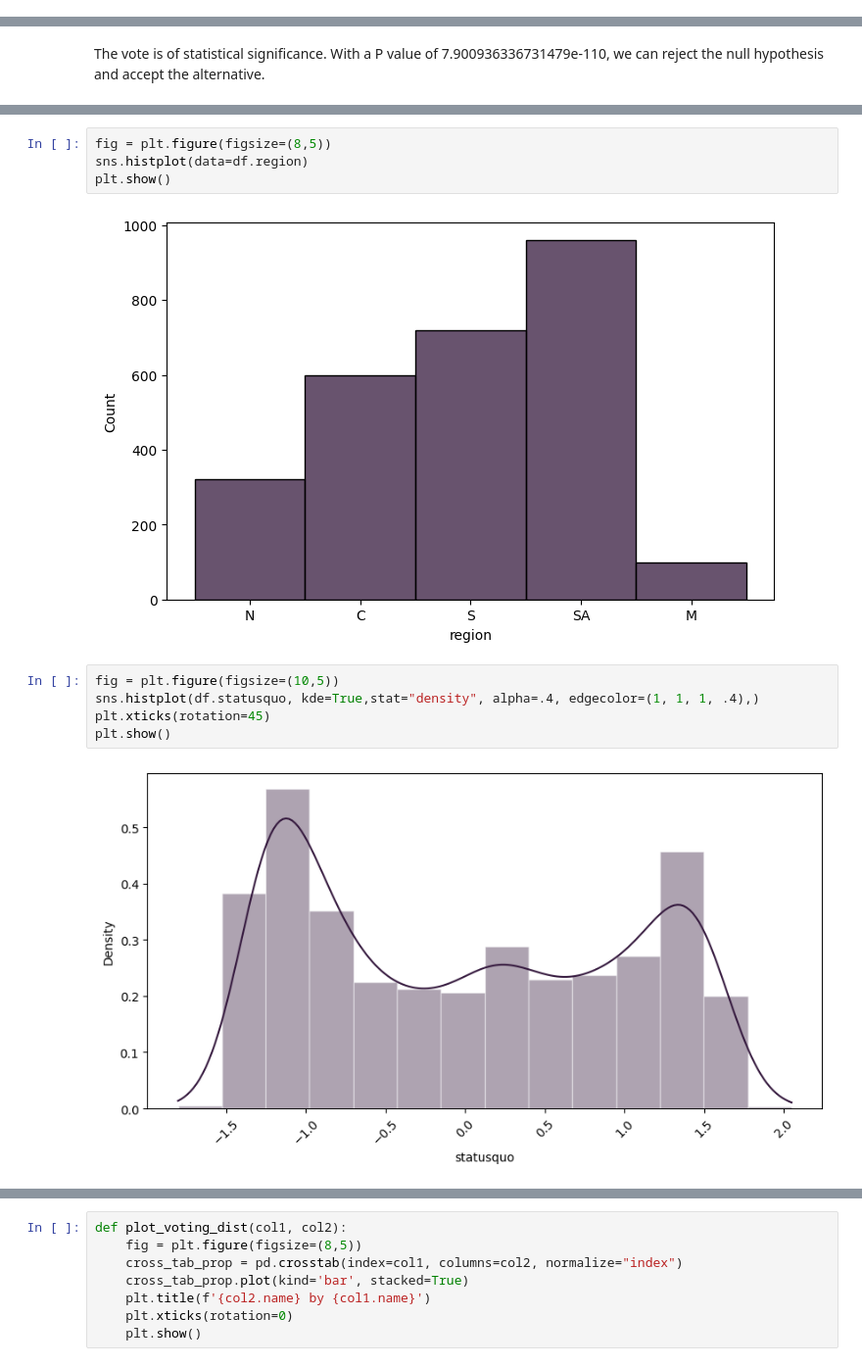
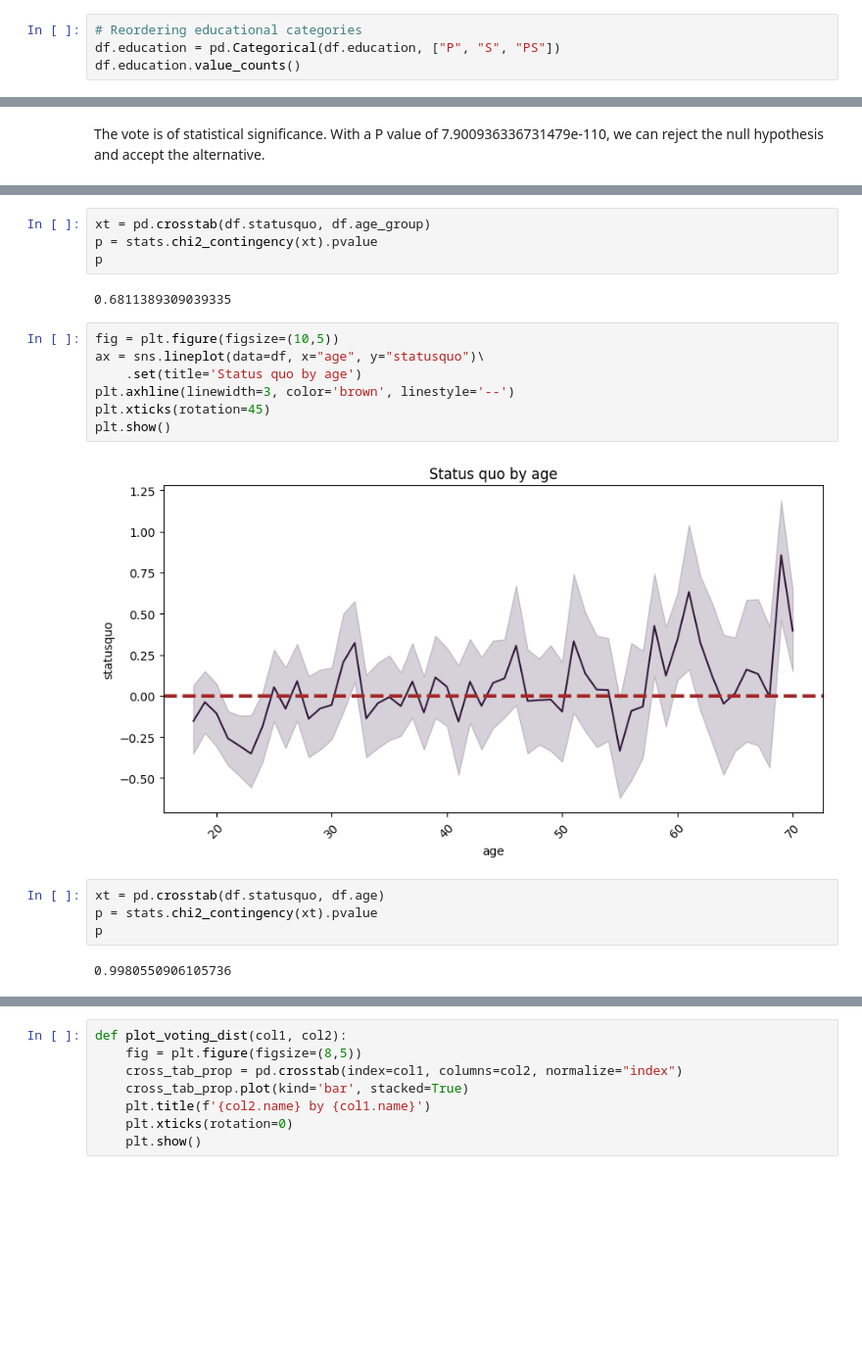
Before and after one commit to KasperLindm/Chile, a Jupyter notebook: chile_notebook.ipynb, the cells around one changed output, grey strips where cells are left out. Shown at 98% size. Saved outputs shown, nothing was run; the diff lists cells and outputs as text; blank space fills up the shorter version.

```diff
--- a/chile_notebook.ipynb
+++ b/chile_notebook.ipynb
@@ -50,3 +60,7 @@ df.head()
 | 2 | N | 175000 | F | 38.0 | P | 15000.0 | 1.23072 | Y |
 | 3 | N | 175000 | F | 49.0 | P | 35000.0 | -1.03163 | N |
 | 4 | N | 175000 | F | 23.0 | S | 35000.0 | -1.10496 | N |
+# %%
+# Reordering educational categories
+df.education = pd.Categorical(df.education, ["P", "S", "PS"])
+df.education.value_counts()
@@ -135,14 +380,22 @@ plt.show()
-# %%
-fig = plt.figure(figsize=(8,5))
-sns.histplot(data=df.region)
-plt.show()
-# %% [output]
-[figure, removed]
+# %%
+xt = pd.crosstab(df.statusquo, df.age_group)
+p = stats.chi2_contingency(xt).pvalue
+p
+# %% [output]
+0.6811389309039335
 # %%
 fig = plt.figure(figsize=(10,5))
-sns.histplot(df.statusquo, kde=True,stat="density", alpha=.4, edgecolor=(1, 1, 1, .4),)
+ax = sns.lineplot(data=df, x="age", y="statusquo")\
+    .set(title='Status quo by age')
+plt.axhline(linewidth=3, color='brown', linestyle='--')
 plt.xticks(rotation=45)
 plt.show()
 # %% [output]
-[figure, old version]
+[figure, new version]
+# %%
+xt = pd.crosstab(df.statusquo, df.age)
+p = stats.chi2_contingency(xt).pvalue
+p
+# %% [output]
+0.9980550906105736
 # %% [markdown]
```
Also changed, not shown: parts of 90 cells of this notebook.
